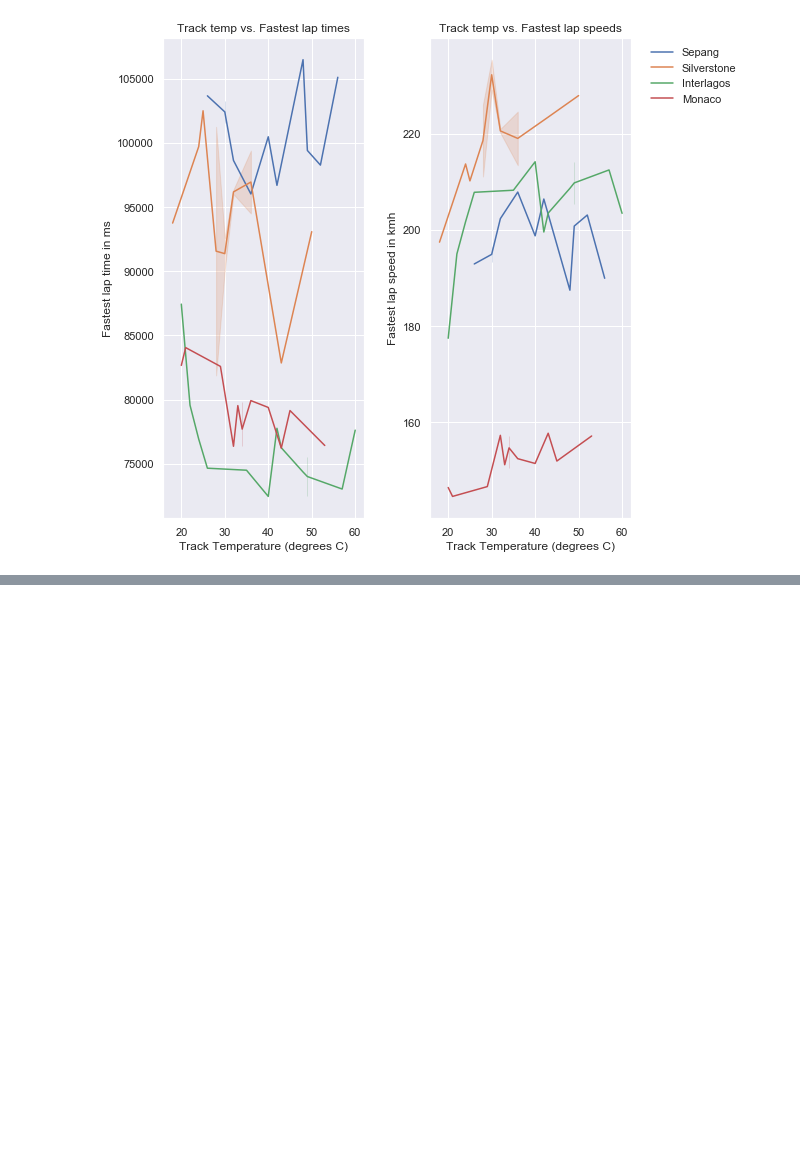
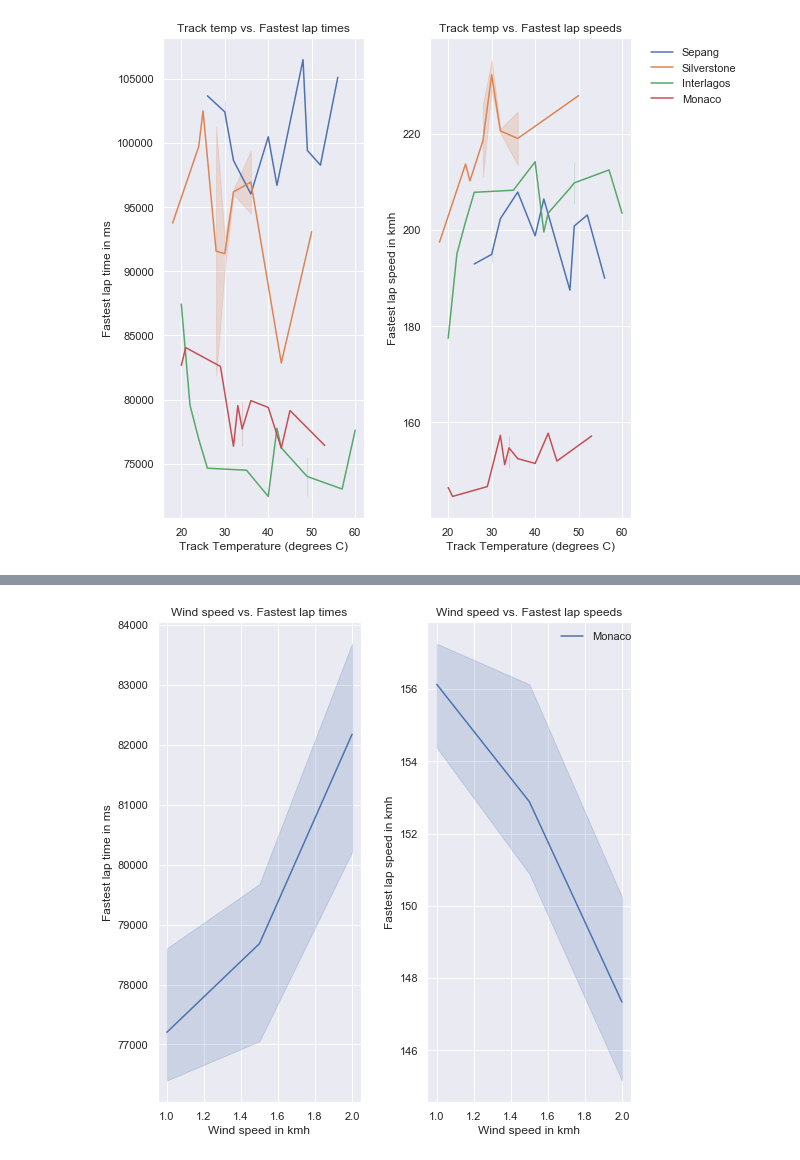
Before and after one commit to floeck/f1-weather-analysis, a Jupyter notebook: notebooks/V10FTW_Group.ipynb, the cells around one changed output, grey strips where cells are left out. Drawn from its saved outputs; the diff is of its cells as text; code cells hidden in the pictures; blank space fills up the shorter version.

Commit message:
Wind speeds vs laptimes/speeds

```diff
--- a/notebooks/V10FTW_Group.ipynb
+++ b/notebooks/V10FTW_Group.ipynb
@@ -359,0 +362,19 @@ Although a relationship cannot be made over all tracks, a general decrease in la
+# %%
+#Figure setup
+fig = plt.figure()
+ax1 = fig.add_subplot(121)
+sns.lineplot(x="wind_speed",y="fastestLapTime",data=deMonaco)
+plt.title('Wind speed vs. Fastest lap times')
+plt.xlabel('Wind speed in kmh')
+plt.ylabel('Fastest lap time in ms')
+
+ax2 = fig.add_subplot(122)
+sns.lineplot(x="wind_speed",y="fastestLapSpeed",data=deMonaco,label='Monaco')
+plt.title('Wind speed vs. Fastest lap speeds')
+plt.xlabel('Wind speed in kmh')
+plt.ylabel('Fastest lap speed in kmh')
+plt.tight_layout(pad=2, w_pad=2, h_pad=1)
+ax2.legend(loc='best',frameon=False,bbox_to_anchor=(1.05, 1))
+plt.show()
+# %% [output]
+[figure, added]
```
Also changed, not shown: parts of 8 cells of this notebook.
